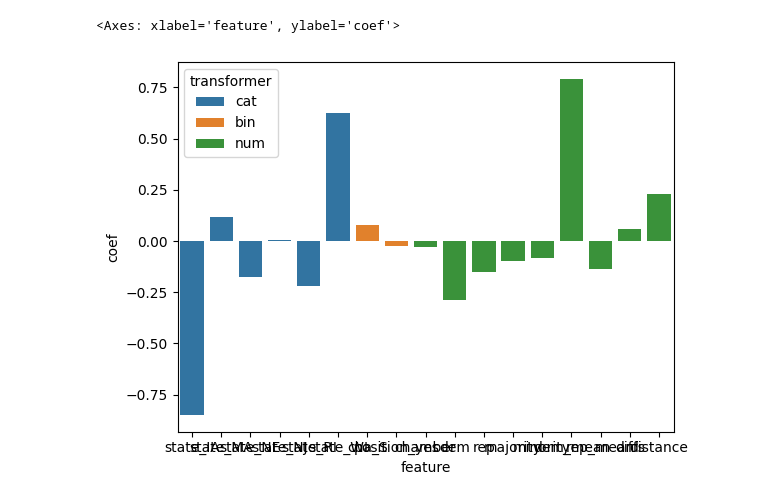
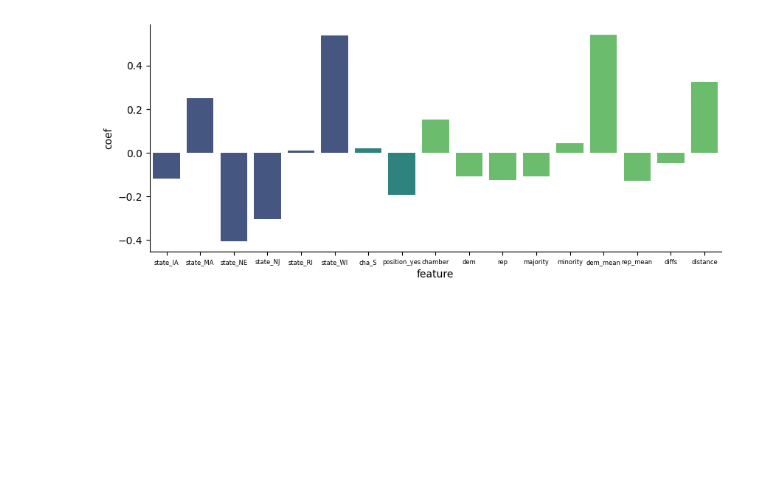
Before and after one commit to lrahbek/DPF_exam, a Jupyter notebook: src/feat_trans_test.ipynb, the cells around one changed output. Saved outputs shown, nothing was run; the diff lists cells and outputs as text; code cells hidden in the pictures; blank space fills up the shorter version.

```diff
--- a/src/feat_trans_test.ipynb
+++ b/src/feat_trans_test.ipynb
@@ -70,4 +63,8 @@ roc auc score: 0.8097844786074292
 # %%
-feature_coefs = pd.DataFrame(pd.Series(feature_names).str.split("__", expand=True))
+feature_coefs = pd.DataFrame(pd.Series(feature_names_notext).str.split("__", expand=True))
 feature_coefs.rename(columns={0:"transformer", 1: 'feature'}, inplace=True)
-feature_coefs["coef"] = LSVC_coef.reshape(-1,)
+feature_coefs["coef"] = LSVC_coef_notext.reshape(-1,)
+print(feature_coefs.value_counts("transformer"))
+#subset counts
+feature_coefs_count = feature_coefs[feature_coefs["transformer"]=="count"]
+feature_coefs_count[["Block", "position"]] = feature_coefs_count["feature"].str.split("_", expand=True)[[1,2]]
@@ -106,6 +88,8 @@ sns.barplot(feature_coefs[feature_coefs["transformer"] == "count"],
 # %%
+fig, ax = plt.subplots(figsize=(10, 4))
 sns.barplot(feature_coefs[feature_coefs["transformer"].isin(["num", "cat", "bin"])],
-            x="feature", y="coef", hue="transformer")
+            x="feature", y="coef", hue="transformer", legend=None, palette="viridis")
+sns.despine()
+plt.tick_params(axis="x", labelsize=6)
 # %% [output]
-<Axes: xlabel='feature', ylabel='coef'>
-[figure, old version]
+[figure, new version]
```
Also changed, not shown: parts of 10 cells of this notebook, 15 other files.
